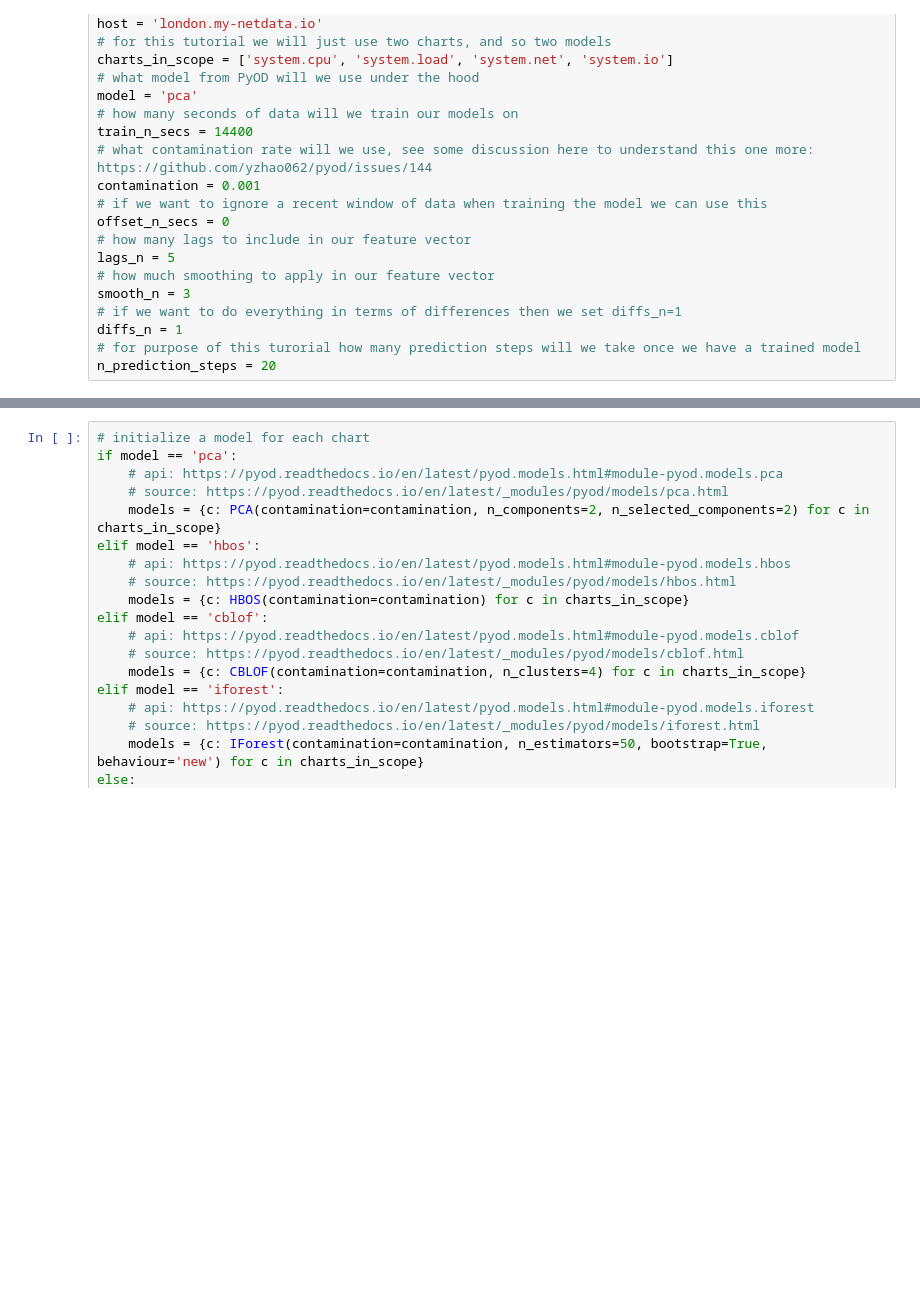
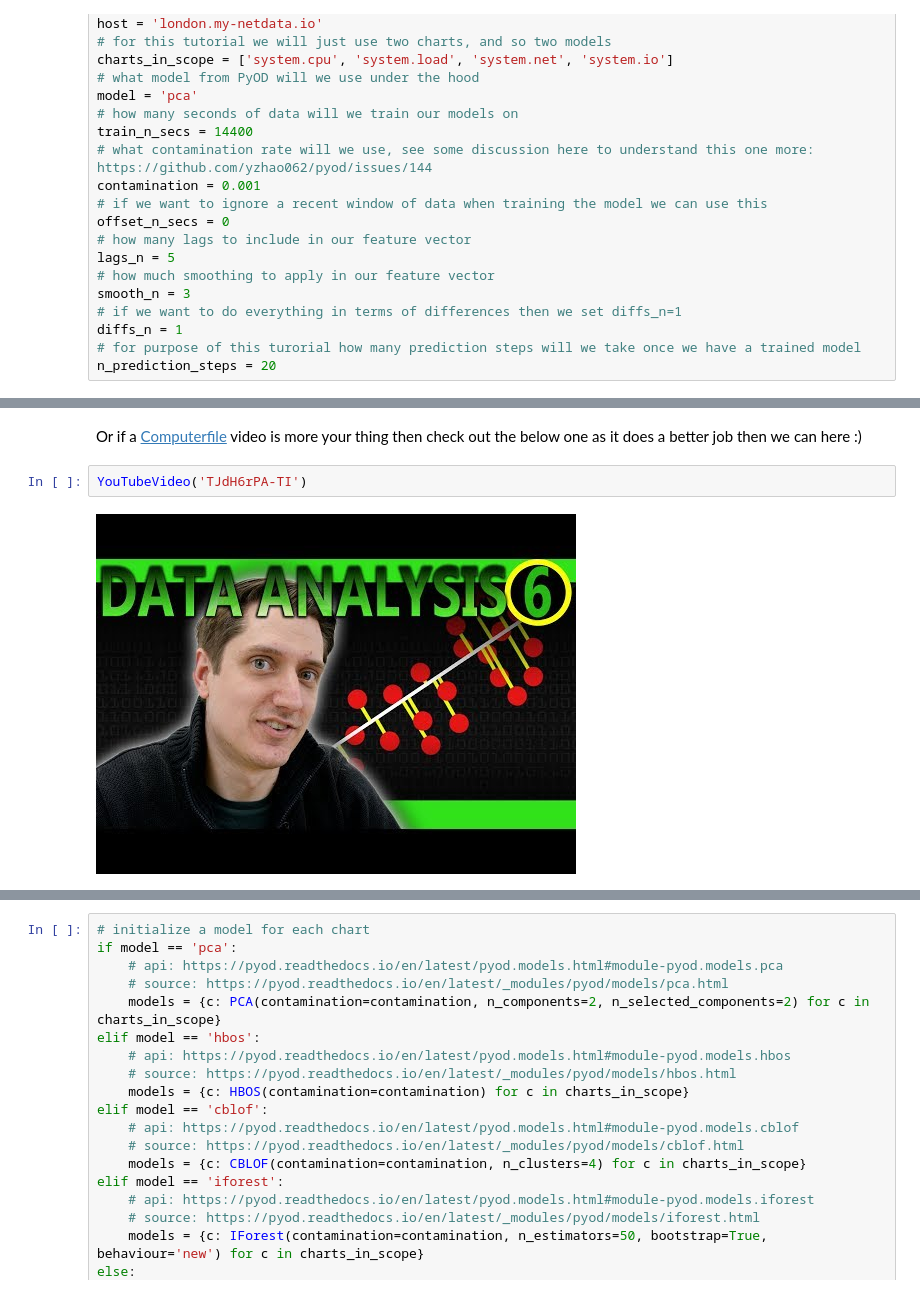
Before and after one commit to netdata/community, a Jupyter notebook: netdata-agent-api/netdata-pandas/anomalies_collector_tutorial.ipynb, the cells around one changed output, grey strips where cells are left out. Drawn from its saved outputs; the diff is of its cells as text; blank space fills up the shorter version.

```diff
--- a/netdata-agent-api/netdata-pandas/anomalies_collector_tutorial.ipynb
+++ b/netdata-agent-api/netdata-pandas/anomalies_collector_tutorial.ipynb
@@ -83,0 +98,6 @@ n_prediction_steps = 20
+# %% [markdown]
+Or if a [Computerfile](https://www.youtube.com/channel/UC9-y-6csu5WGm29I7JiwpnA) video is more your thing then check out the below one as it does a better job then we can here :)
+# %%
+YouTubeVideo('TJdH6rPA-TI')
+# %% [output]
+[figure, added]
```
Also changed, not shown: parts of 23 cells of this notebook, 1 other file.
